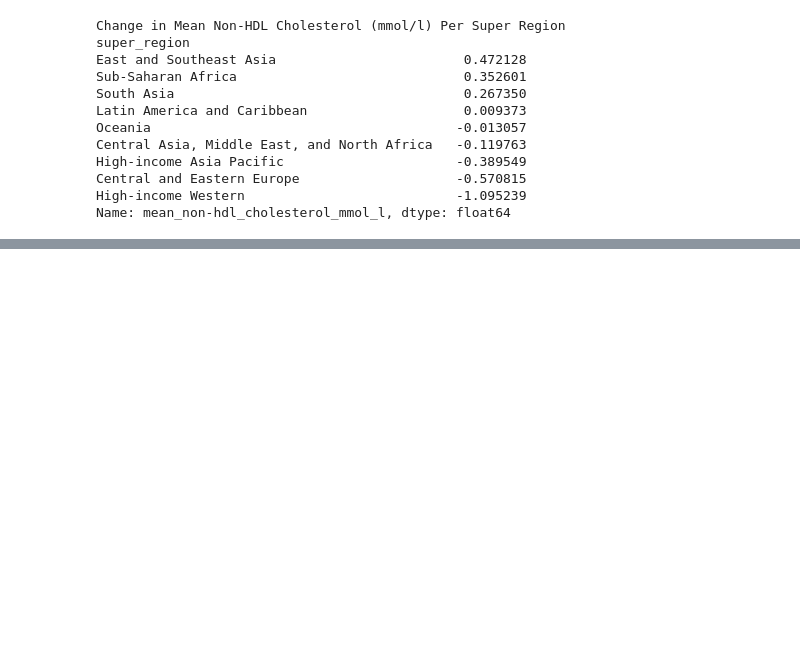
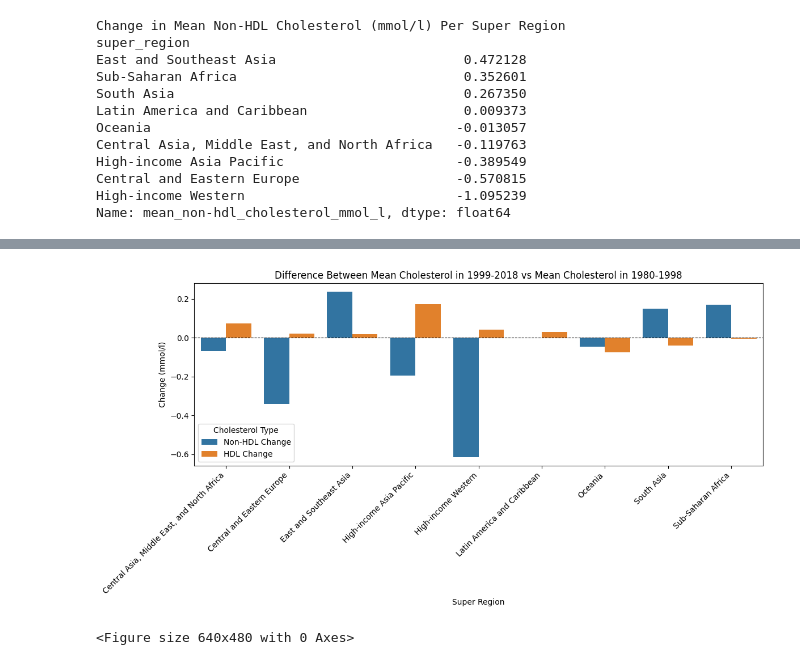
Before and after one commit to ariafcode/dsrp, a Jupyter notebook: dsrp.ipynb, the cells around one changed output, grey strips where cells are left out. Saved outputs shown, nothing was run; the diff lists cells and outputs as text; code cells hidden in the pictures; blank space fills up the shorter version.

```diff
--- a/dsrp.ipynb
+++ b/dsrp.ipynb
@@ -788,0 +930,43 @@ plt.show()
+# %%
+df_era1 = df_merged[(df_merged['year'] >= 1980) & (df_merged['year'] <= 1998)].copy()
+df_era2 = df_merged[(df_merged['year'] >= 1999) & (df_merged['year'] <= 2018)].copy()
+era1_nonhdl_mean = df_era1.groupby('super_region')['mean_non-hdl_cholesterol_mmol_l'].mean()
+era1_hdl_mean = df_era1.groupby('super_region')['mean_hdl_cholesterol_mmol_l'].mean()
+era2_nonhdl_mean = df_era2.groupby('super_region')['mean_non-hdl_cholesterol_mmol_l'].mean()
+era2_hdl_mean = df_era2.groupby('super_region')['mean_hdl_cholesterol_mmol_l'].mean()
+change_in_mean_non_HDL_regional2 = era2_nonhdl_mean - era1_nonhdl_mean
+change_in_mean_HDL_regional2 = era2_hdl_mean - era1_hdl_mean
+# %%
+#Figure 2. Comparison of change in non-HDl and HDL cholesterol
+import matplotlib.pyplot as plt
+import seaborn as sns
+
+df_plot = pd.DataFrame({
+    'Non-HDL Change': change_in_mean_non_HDL_regional2.values,
+    'HDL Change': change_in_mean_HDL_regional2.values
+}, index=change_in_mean_non_HDL_regional2.index).reset_index()
+
+df_melted2 = df_plot.melt(
+    id_vars='super_region',
+    value_vars=['Non-HDL Change', 'HDL Change'],
+    var_name='Cholesterol Type',
+    value_name='Change (mmol/l)'
+)
+plt.figure(figsize=(12, 6))
+
+sns.barplot(
+    data=df_melted2,
+    x='super_region',
+    y='Change (mmol/l)',
+    hue='Cholesterol Type'
+)
+plt.axhline(0, color='black', linewidth=0.8, linestyle='--')
+plt.xticks(rotation=45, ha='right')
+plt.tight_layout()
+plt.xlabel('Super Region')
+plt.title('Difference Between Mean Cholesterol in 1999-2018 vs Mean Cholesterol in 1980-1998')
+plt.show()
+plt.savefig('difference_between_mean_cholesterol_first_half_and_second_half')
+# %% [output]
+[figure, added]
+<Figure size 640x480 with 0 Axes>
```
Also changed, not shown: parts of 15 cells of this notebook.
